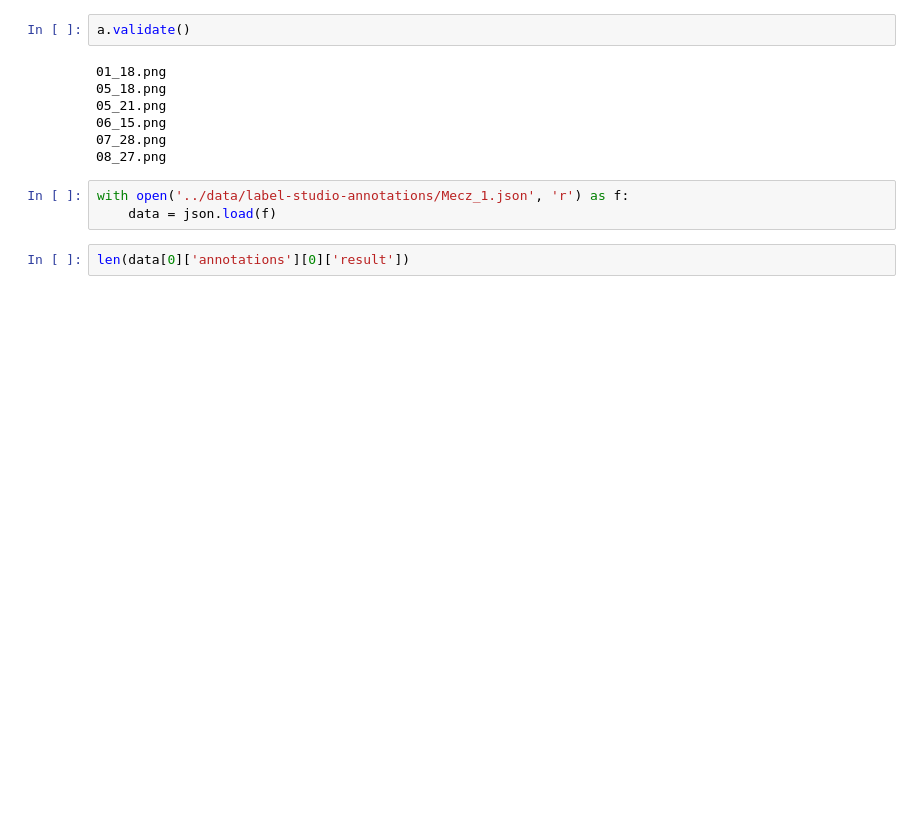
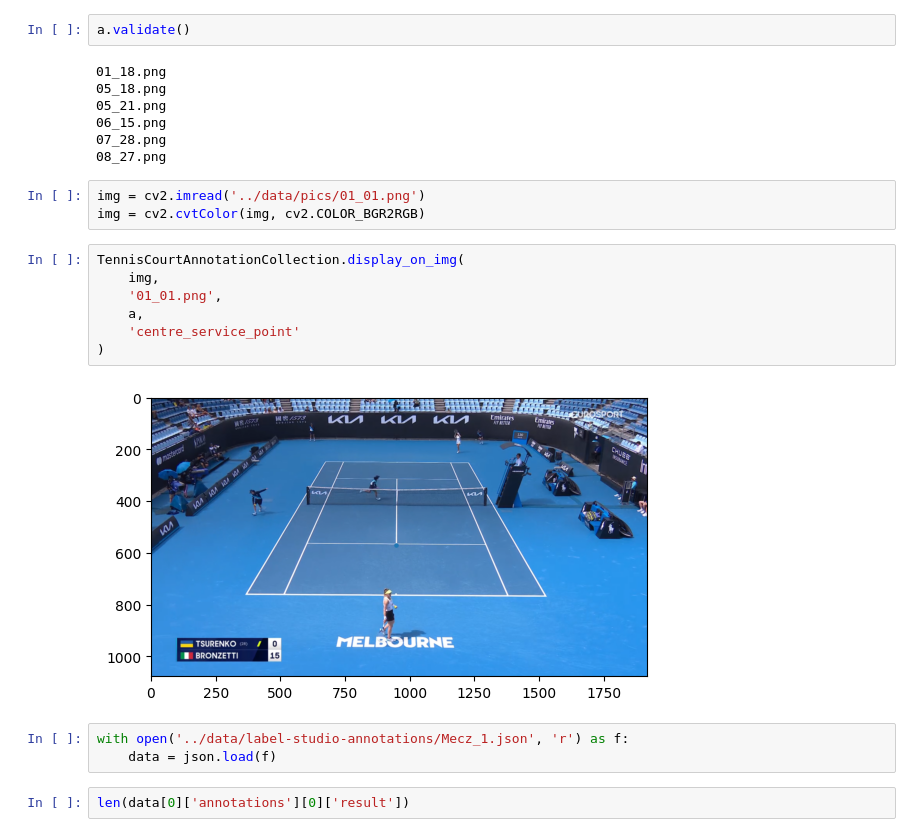
Before and after one commit to polymorvic/tennis-court-detection, a Jupyter notebook: notebooks/annotations.ipynb, the cells around one changed output. Cells and saved outputs as stored; diff of their text form; blank space fills up the shorter version.

Commit message:
add point class, add class method in TennisCourtKeyPointLabel, add display_on_img static method in TennisCourtAnnotationCollection

```diff
--- a/notebooks/annotations.ipynb
+++ b/notebooks/annotations.ipynb
@@ -31,6 +32,18 @@ a.validate()
 06_15.png
 07_28.png
 08_27.png
+# %%
+img = cv2.imread('../data/pics/01_01.png')
+img = cv2.cvtColor(img, cv2.COLOR_BGR2RGB)
+# %%
+TennisCourtAnnotationCollection.display_on_img(
+    img,
+    '01_01.png',
+    a,
+    'centre_service_point'
+)
+# %% [output]
+[figure, added]
 # %%
 with open('../data/label-studio-annotations/Mecz_1.json', 'r') as f:
     data = json.load(f)
```
Also changed, not shown: parts of 1 cell of this notebook, 4 other files.
